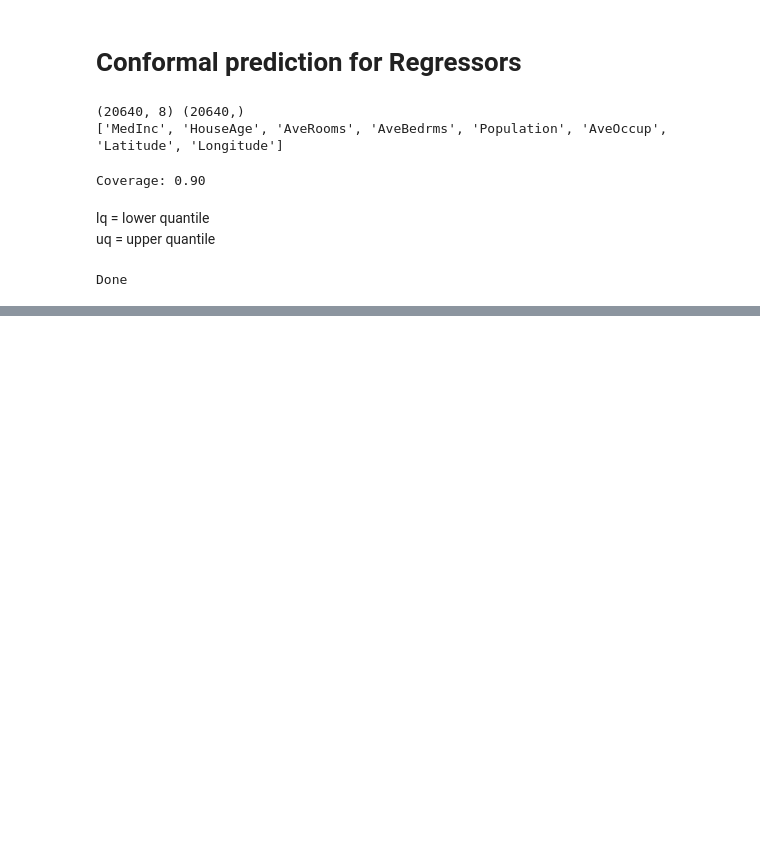
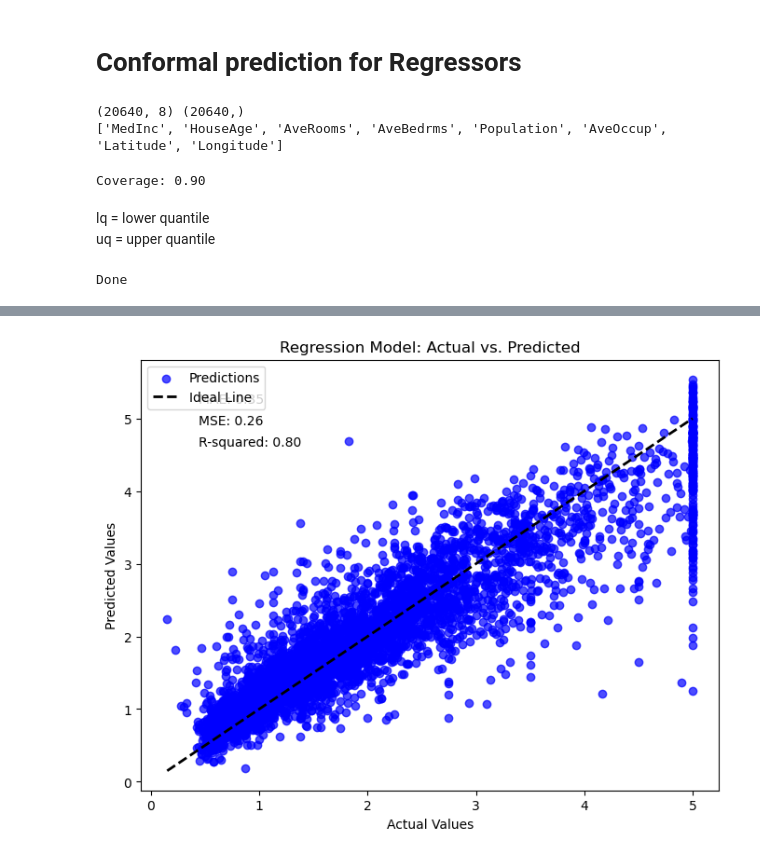
Before and after one commit to bluraygun/tfg, a Jupyter notebook: Regressor.ipynb, the cells around one changed output, grey strips where cells are left out. Cells and saved outputs as stored; diff of their text form; code cells hidden in the pictures; blank space fills up the shorter version.

```diff
--- a/Regressor.ipynb
+++ b/Regressor.ipynb
@@ -41,3 +45,6 @@ print("Done")
 # %% [output]
 Done
 # %%
+y_lower = gbr_lq.predict(X_val)
+y_upper = gbr_uq.predict(X_val)
+y_pred = gbr.predict(X_val)
@@ -45,0 +84,28 @@ Done
+# %%
+import matplotlib.pyplot as plt
+import seaborn as sns
+from sklearn.metrics import mean_absolute_error, mean_squared_error, r2_score
+
+# Assuming you have y_test (actual values) and y_pred (predicted values)
+# Calculate evaluation metrics
+mae = mean_absolute_error(y_val, y_pred)
+mse = mean_squared_error(y_val, y_pred)
+r2 = r2_score(y_val, y_pred)
+
+# Create scatter plot
+plt.figure(figsize=(8, 6))
+plt.scatter(y_val, y_pred, alpha=0.7, color='b', label='Predictions')
+plt.plot([min(y_val), max(y_val)], [min(y_val), max(y_val)], 'k--', lw=2, label='Ideal Line')
+plt.xlabel('Actual Values')
+plt.ylabel('Predicted Values')
+plt.title('Regression Model: Actual vs. Predicted')
+plt.legend()
+
+# Display evaluation metrics
+plt.text(0.1, 0.9, f'MAE: {mae:.2f}', transform=plt.gca().transAxes)
+plt.text(0.1, 0.85, f'MSE: {mse:.2f}', transform=plt.gca().transAxes)
+plt.text(0.1, 0.8, f'R-squared: {r2:.2f}', transform=plt.gca().transAxes)
+
+plt.show()
+# %% [output]
+[figure, added]
```
Also changed, not shown: parts of 7 cells of this notebook.
